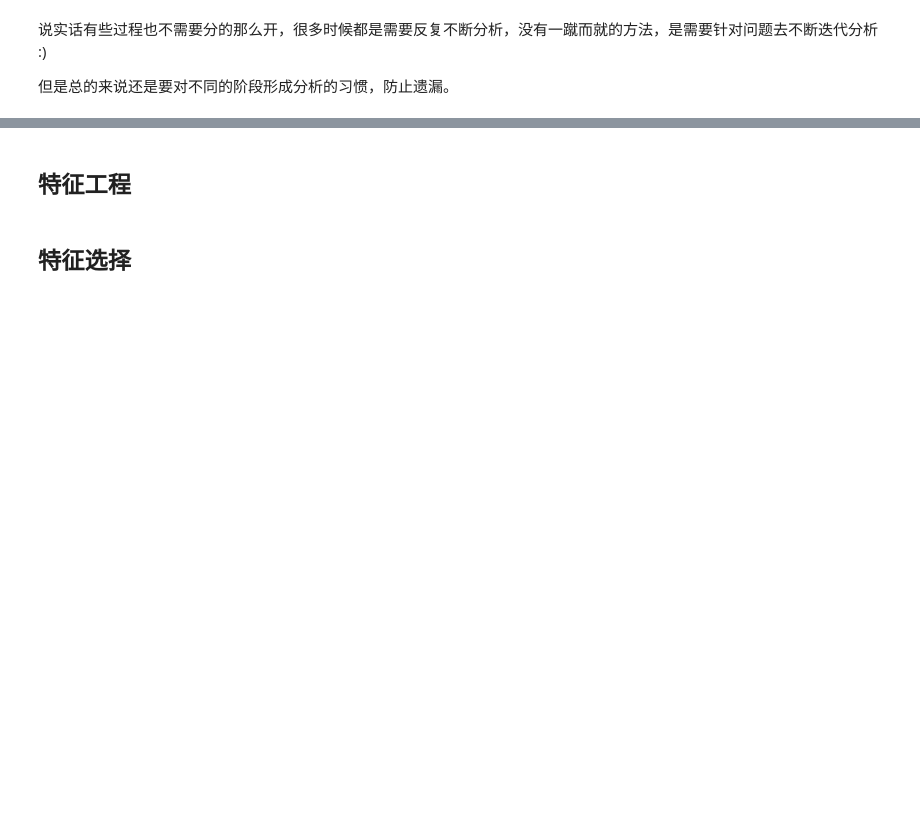
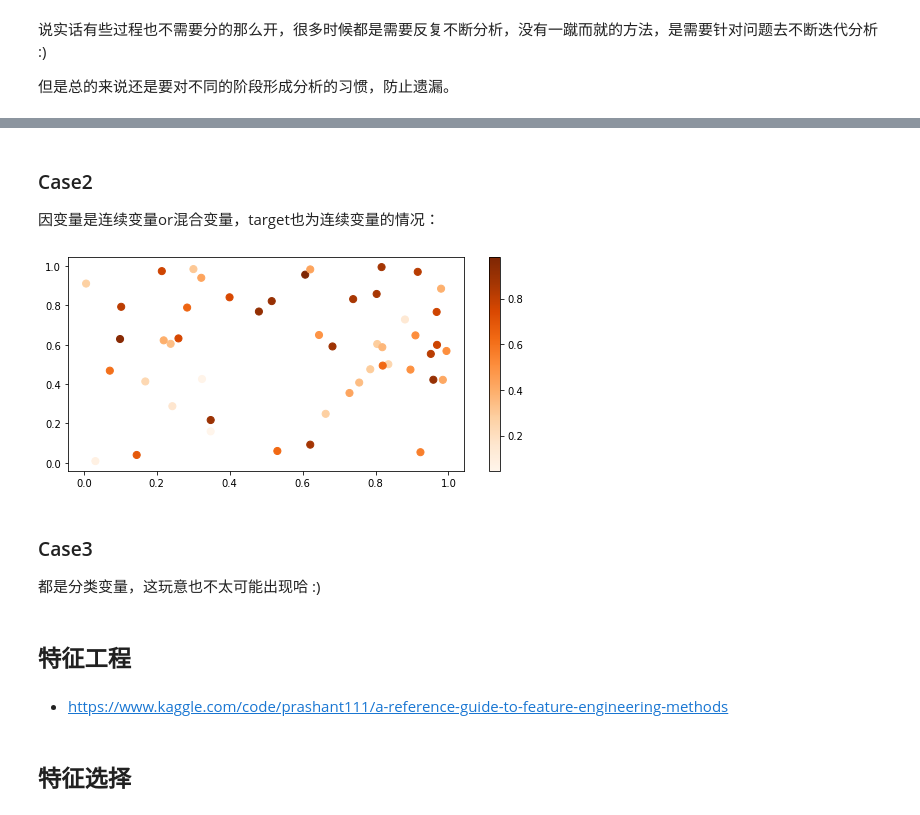
Before and after one commit to XuRui314/MathematicalModeling, a Jupyter notebook: Multivariate_Analysis_Formal_Version.ipynb, the cells around one changed output, grey strips where cells are left out. Saved outputs shown, nothing was run; the diff lists cells and outputs as text; code cells hidden in the pictures; blank space fills up the shorter version.

```diff
--- a/Multivariate_Analysis_Formal_Version.ipynb
+++ b/Multivariate_Analysis_Formal_Version.ipynb
@@ -669,5 +755,29 @@ https://python-for-multivariate-analysis.readthedocs.io/a_little_book_of_python_
+# %% [markdown]
+### Case2
+因变量是连续变量or混合变量，target也为连续变量的情况：
+# %%
+import numpy as np
+import matplotlib.pyplot as plt
+
+plt.rcParams["figure.figsize"] = [7.50, 3.50]
+plt.rcParams["figure.autolayout"] = True
+
+x, y, z = np.random.rand(3, 50)
+f, ax = plt.subplots()
+
+points = ax.scatter(x, y, c=z, s=50, cmap="Oranges")
+f.colorbar(points)
+
+plt.show()
+# %% [output]
+[figure, added]
+# %% [markdown]
+### Case3
+都是分类变量，这玩意也不太可能出现哈  :)
 # %% [markdown]
 ## 特征工程
+# %% [markdown]
+- https://www.kaggle.com/code/prashant111/a-reference-guide-to-feature-engineering-methods
 # %% [markdown]
 ## 特征选择
 # %% [markdown]
```
Also changed, not shown: parts of 26 cells of this notebook.
